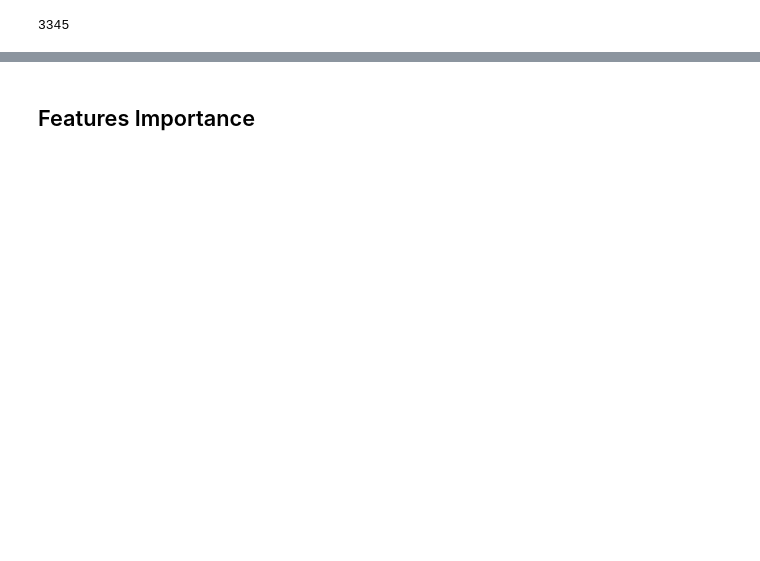
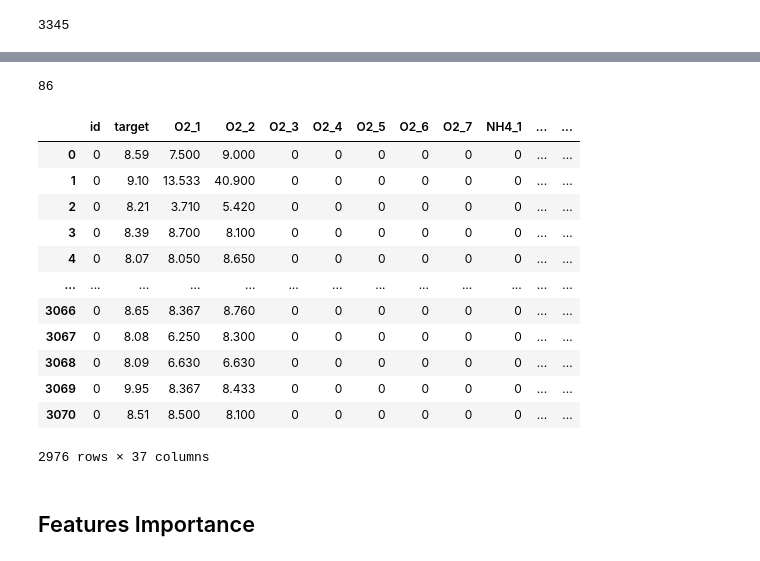
Before and after one commit to ameram/dissolved_o2_augmentation, a Jupyter notebook: playground_v8_final.ipynb, the cells around one changed output, grey strips where cells are left out. Saved outputs shown, nothing was run; the diff lists cells and outputs as text; code cells hidden in the pictures; blank space fills up the shorter version.

```diff
--- a/playground_v8_final.ipynb
+++ b/playground_v8_final.ipynb
@@ -252,0 +287,6 @@ len(df_clean)
+# %%
+alt_important_col_names = ['O2_1', 'O2_2', 'BOD5_5', 'NH4_6']
+# %%
+for column in X.columns:
+    if column not in alt_important_col_names:
+        data_final[column] = 0
@@ -252,0 +312,25 @@ len(df_clean)
+# %%
+len(data_final[data_final['target']==7])//2
+# %% [output]
+86
+# %%
+num_seven = len(data_final[data_final['target']==7])//2
+drop_index = np.random.choice(data_final[data_final['target']==7].index.to_numpy(), num_seven, replace=False)
+# %%
+data_final.drop(drop_index, inplace = True)
+# %%
+data_final
+# %% [output]
+|  | id | target | O2_1 | O2_2 | O2_3 | O2_4 | O2_5 | O2_6 | O2_7 | NH4_1 | ... | ... |
+| 0 | 0 | 8.59 | 7.500 | 9.000 | 0 | 0 | 0 | 0 | 0 | 0 | ... | ... |
+| 1 | 0 | 9.10 | 13.533 | 40.900 | 0 | 0 | 0 | 0 | 0 | 0 | ... | ... |
+| 2 | 0 | 8.21 | 3.710 | 5.420 | 0 | 0 | 0 | 0 | 0 | 0 | ... | ... |
+| 3 | 0 | 8.39 | 8.700 | 8.100 | 0 | 0 | 0 | 0 | 0 | 0 | ... | ... |
+| 4 | 0 | 8.07 | 8.050 | 8.650 | 0 | 0 | 0 | 0 | 0 | 0 | ... | ... |
+| ... | ... | ... | ... | ... | ... | ... | ... | ... | ... | ... | ... | ... |
+| 3066 | 0 | 8.65 | 8.367 | 8.760 | 0 | 0 | 0 | 0 | 0 | 0 | ... | ... |
+| 3067 | 0 | 8.08 | 6.250 | 8.300 | 0 | 0 | 0 | 0 | 0 | 0 | ... | ... |
+| 3068 | 0 | 8.09 | 6.630 | 6.630 | 0 | 0 | 0 | 0 | 0 | 0 | ... | ... |
+| 3069 | 0 | 9.95 | 8.367 | 8.433 | 0 | 0 | 0 | 0 | 0 | 0 | ... | ... |
+| 3070 | 0 | 8.51 | 8.500 | 8.100 | 0 | 0 | 0 | 0 | 0 | 0 | ... | ... |
+2976 rows × 37 columns
```
Also changed, not shown: parts of 18 cells of this notebook.
